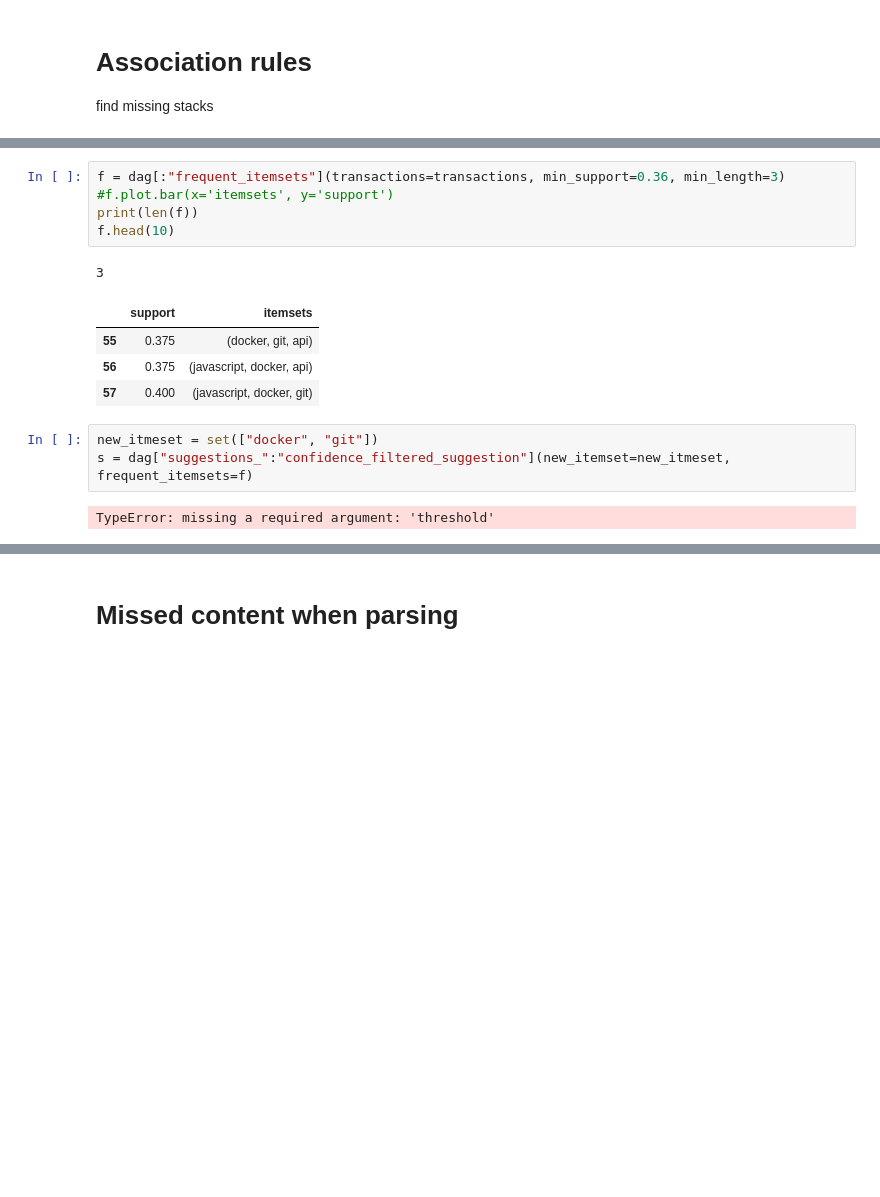
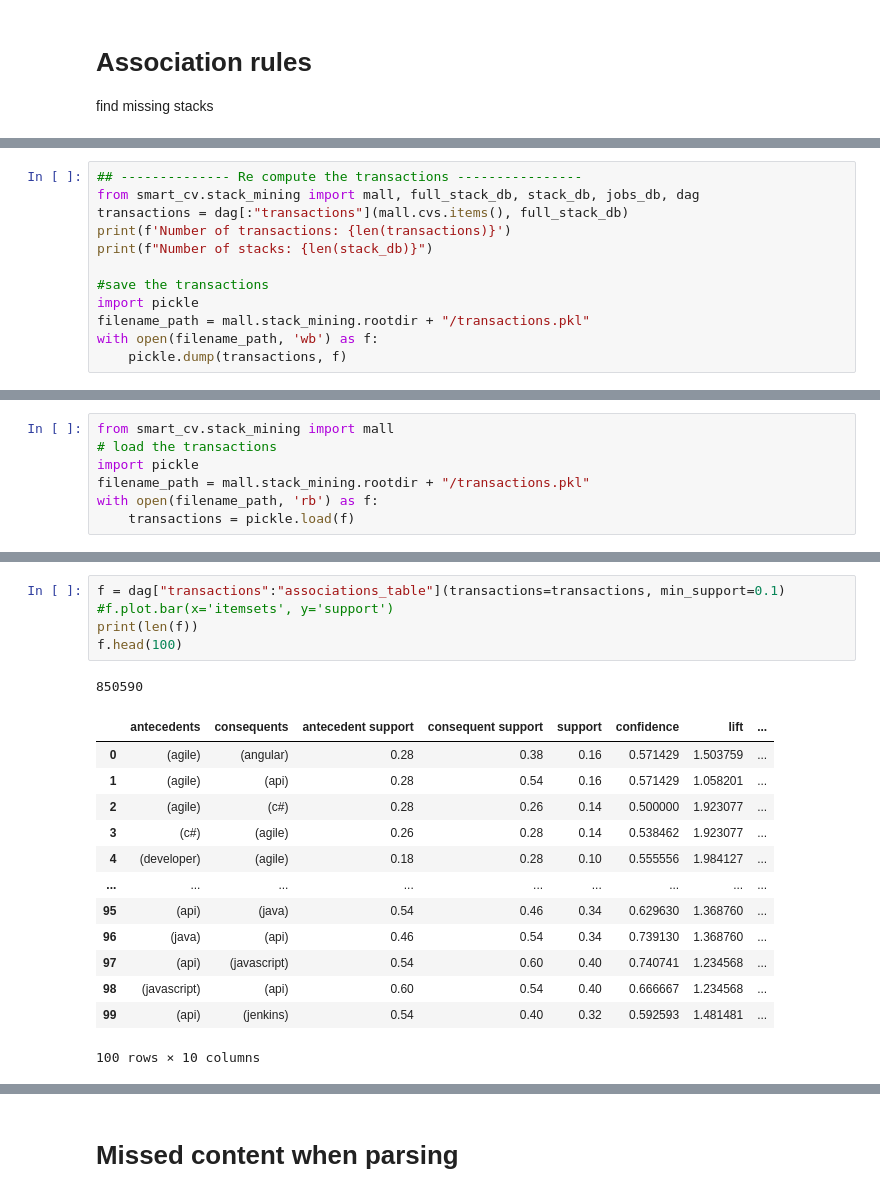
Before and after one commit to addaix/smart_cv, a Jupyter notebook: misc/ad_resume_parsing.ipynb, the cells around one changed output, grey strips where cells are left out. Saved outputs shown, nothing was run; the diff lists cells and outputs as text; blank space fills up the shorter version.

```diff
--- a/misc/ad_resume_parsing.ipynb
+++ b/misc/ad_resume_parsing.ipynb
@@ -208,0 +40,12 @@ dag.dot_digraph()
+# %%
+## -------------- Re compute the transactions ----------------
+from smart_cv.stack_mining import mall, full_stack_db, stack_db, jobs_db, dag
+transactions = dag[:"transactions"](mall.cvs.items(), full_stack_db)
+print(f'Number of transactions: {len(transactions)}')
+print(f"Number of stacks: {len(stack_db)}")
+
+#save the transactions
+import pickle
+filename_path = mall.stack_mining.rootdir + "/transactions.pkl"
+with open(filename_path, 'wb') as f:
+    pickle.dump(transactions, f)
@@ -208,0 +55,7 @@ dag.dot_digraph()
+# %%
+from smart_cv.stack_mining import mall
+# load the transactions
+import pickle
+filename_path = mall.stack_mining.rootdir + "/transactions.pkl"
+with open(filename_path, 'rb') as f:
+    transactions = pickle.load(f)
@@ -209,16 +67,20 @@ dag.dot_digraph()
 # %%
-f = dag[:"frequent_itemsets"](transactions=transactions, min_support=0.36, min_length=3)
+f = dag["transactions":"associations_table"](transactions=transactions, min_support=0.1)
 #f.plot.bar(x='itemsets', y='support')
 print(len(f))
-f.head(10)
+f.head(100)
 # %% [output]
-3
+850590
-|  | support | itemsets |
-| 55 | 0.375 | (docker, git, api) |
-| 56 | 0.375 | (javascript, docker, api) |
-| 57 | 0.400 | (javascript, docker, git) |
+|  | antecedents | consequents | antecedent support | consequent support | support | confidence | lift | ... |
+| 0 | (agile) | (angular) | 0.28 | 0.38 | 0.16 | 0.571429 | 1.503759 | ... |
+| 1 | (agile) | (api) | 0.28 | 0.54 | 0.16 | 0.571429 | 1.058201 | ... |
+| 2 | (agile) | (c#) | 0.28 | 0.26 | 0.14 | 0.500000 | 1.923077 | ... |
+| 3 | (c#) | (agile) | 0.26 | 0.28 | 0.14 | 0.538462 | 1.923077 | ... |
+| 4 | (developer) | (agile) | 0.18 | 0.28 | 0.10 | 0.555556 | 1.984127 | ... |
+| ... | ... | ... | ... | ... | ... | ... | ... | ... |
+| 95 | (api) | (java) | 0.54 | 0.46 | 0.34 | 0.629630 | 1.368760 | ... |
+| 96 | (java) | (api) | 0.46 | 0.54 | 0.34 | 0.739130 | 1.368760 | ... |
+| 97 | (api) | (javascript) | 0.54 | 0.60 | 0.40 | 0.740741 | 1.234568 | ... |
+| 98 | (javascript) | (api) | 0.60 | 0.54 | 0.40 | 0.666667 | 1.234568 | ... |
+| 99 | (api) | (jenkins) | 0.54 | 0.40 | 0.32 | 0.592593 | 1.481481 | ... |
+100 rows × 10 columns
-# %%
-new_itmeset = set(["docker", "git"])
-s = dag["suggestions_":"confidence_filtered_suggestion"](new_itemset=new_itmeset, frequent_itemsets=f)
-# %% [output]
-TypeError: missing a required argument: 'threshold'
```
Also changed, not shown: parts of 14 cells of this notebook, 1 other file.
